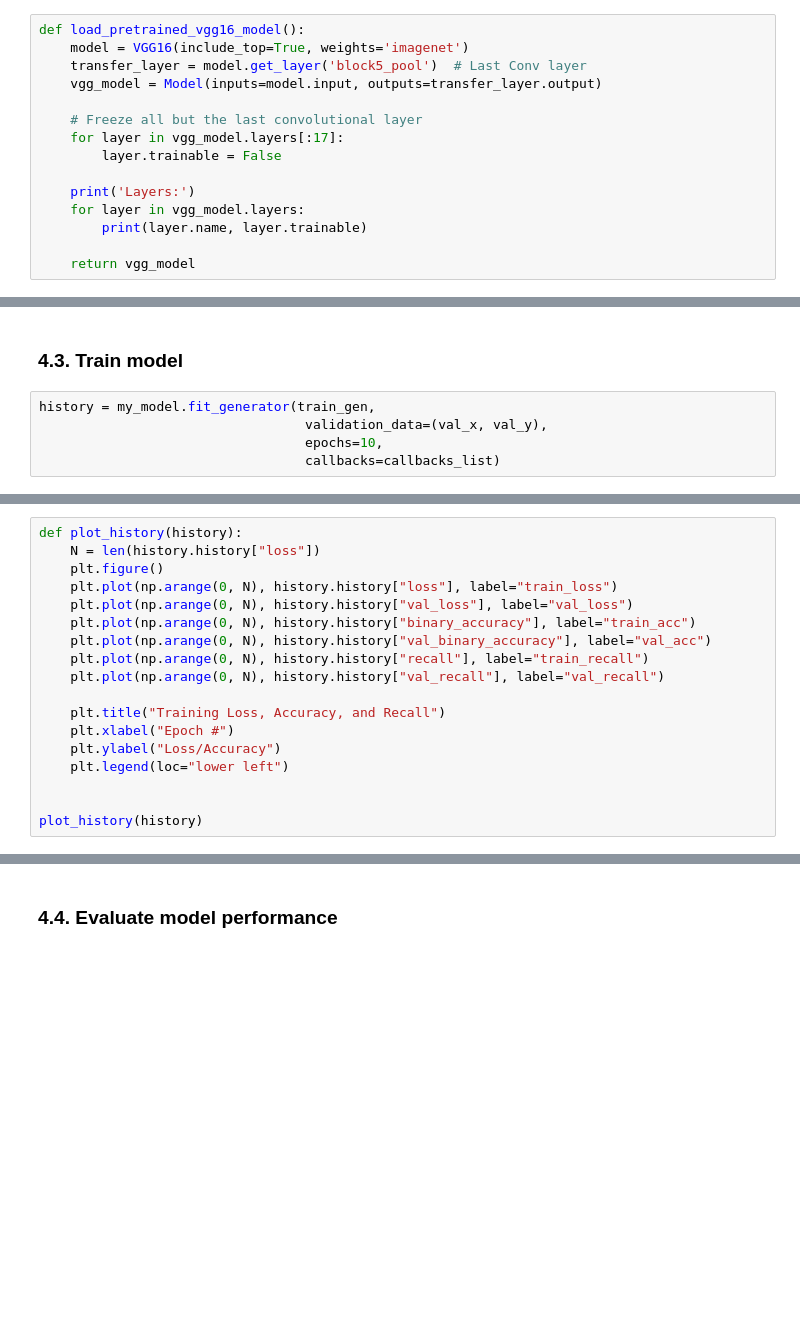
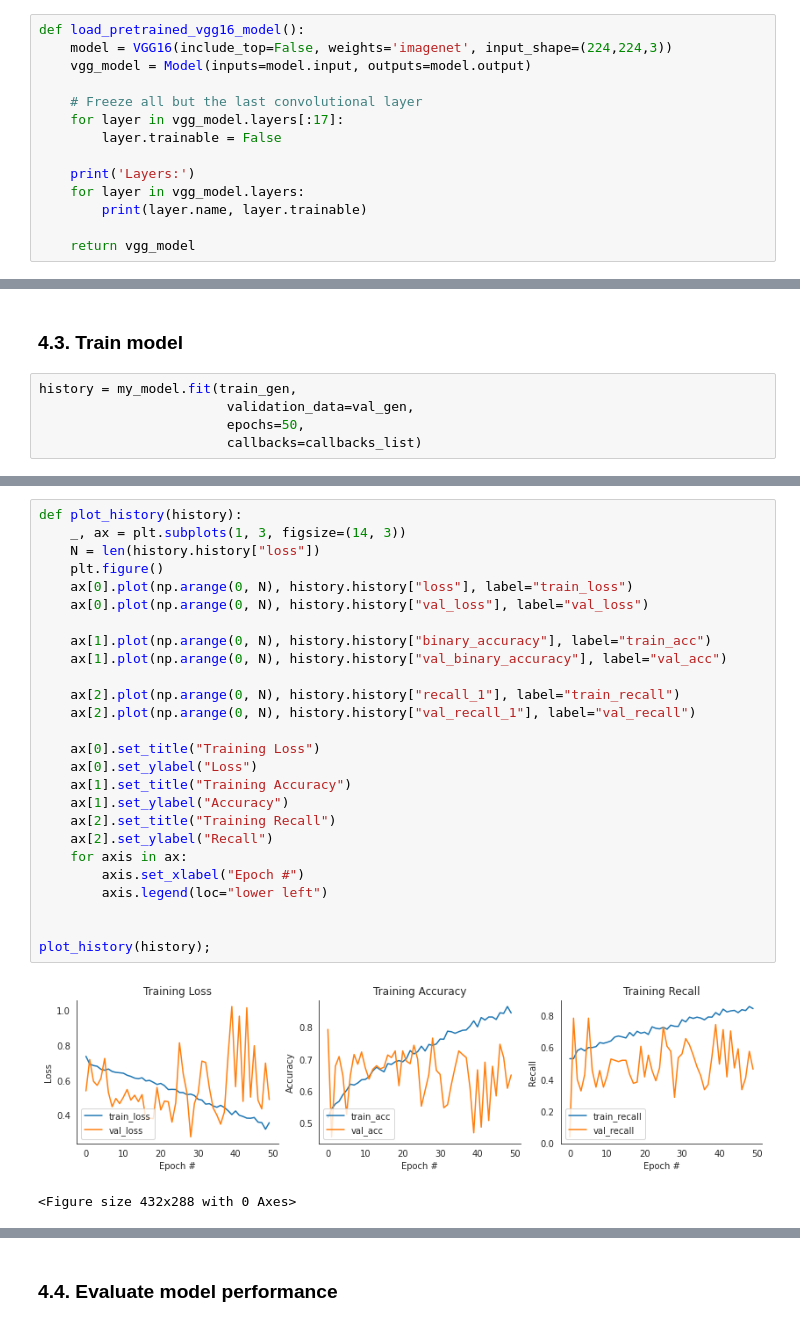
Before and after one commit to lmasello/pneumonia-detection-from-chest-x-rays, a Jupyter notebook: Build and train model.ipynb, the cells around one changed output, grey strips where cells are left out. Saved outputs shown, nothing was run; the diff lists cells and outputs as text; blank space fills up the shorter version.

```diff
--- a/Build and train model.ipynb
+++ b/Build and train model.ipynb
@@ -284,9 +364,8 @@ Found 2288 validated image filenames belonging to 2 classes.
 ### 4.2. Model building
 # %%
 def load_pretrained_vgg16_model():
-    model = VGG16(include_top=True, weights='imagenet')
-    transfer_layer = model.get_layer('block5_pool')  # Last Conv layer
-    vgg_model = Model(inputs=model.input, outputs=transfer_layer.output)
+    model = VGG16(include_top=False, weights='imagenet', input_shape=(224,224,3))
+    vgg_model = Model(inputs=model.input, outputs=model.output)
 
     # Freeze all but the last convolutional layer
     for layer in vgg_model.layers[:17]:
@@ -358,8 +446,8 @@ _________________________________________________________________
 # %% [markdown]
 ### 4.3. Train model
 # %%
-history = my_model.fit_generator(train_gen,
-                                  validation_data=(val_x, val_y),
-                                  epochs=10,
-                                  callbacks=callbacks_list)
+history = my_model.fit(train_gen,
+                        validation_data=val_gen,
+                        epochs=50,
+                        callbacks=callbacks_list)
 # %% [output]
@@ -368,18 +471,29 @@ KeyboardInterrupt:
 # %%
 def plot_history(history):
+    _, ax = plt.subplots(1, 3, figsize=(14, 3))
     N = len(history.history["loss"])
     plt.figure()
-    plt.plot(np.arange(0, N), history.history["loss"], label="train_loss")
-    plt.plot(np.arange(0, N), history.history["val_loss"], label="val_loss")
-    plt.plot(np.arange(0, N), history.history["binary_accuracy"], label="train_acc")
-    plt.plot(np.arange(0, N), history.history["val_binary_accuracy"], label="val_acc")
-    plt.plot(np.arange(0, N), history.history["recall"], label="train_recall")
-    plt.plot(np.arange(0, N), history.history["val_recall"], label="val_recall")
+    ax[0].plot(np.arange(0, N), history.history["loss"], label="train_loss")
+    ax[0].plot(np.arange(0, N), history.history["val_loss"], label="val_loss")
 
-    plt.title("Training Loss, Accuracy, and Recall")
-    plt.xlabel("Epoch #")
-    plt.ylabel("Loss/Accuracy")
-    plt.legend(loc="lower left")
+    ax[1].plot(np.arange(0, N), history.history["binary_accuracy"], label="train_acc")
+    ax[1].plot(np.arange(0, N), history.history["val_binary_accuracy"], label="val_acc")
+
+    ax[2].plot(np.arange(0, N), history.history["recall_1"], label="train_recall")
+    ax[2].plot(np.arange(0, N), history.history["val_recall_1"], label="val_recall")
+
+    ax[0].set_title("Training Loss")
+    ax[0].set_ylabel("Loss")
+    ax[1].set_title("Training Accuracy")
+    ax[1].set_ylabel("Accuracy")
+    ax[2].set_title("Training Recall")
+    ax[2].set_ylabel("Recall")
+    for axis in ax:
+        axis.set_xlabel("Epoch #")
+        axis.legend(loc="lower left")
 
 
-plot_history(history)
+plot_history(history);
+# %% [output]
+[figure, added]
+<Figure size 432x288 with 0 Axes>
```
Also changed, not shown: parts of 31 cells of this notebook.
